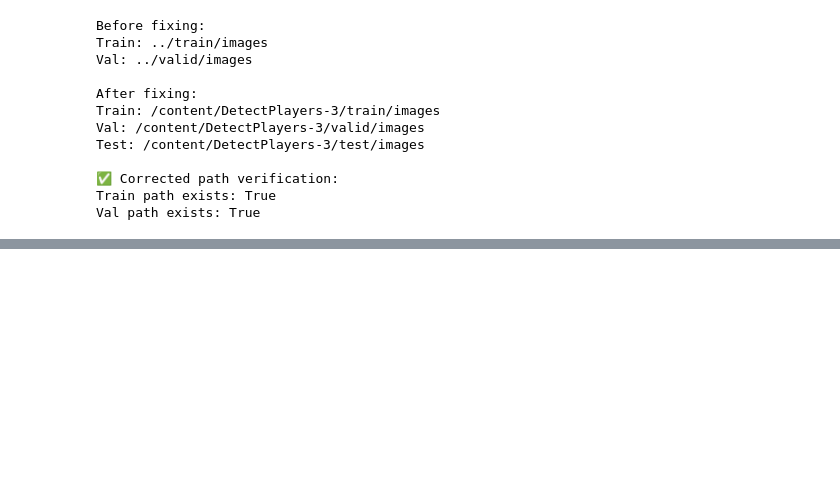
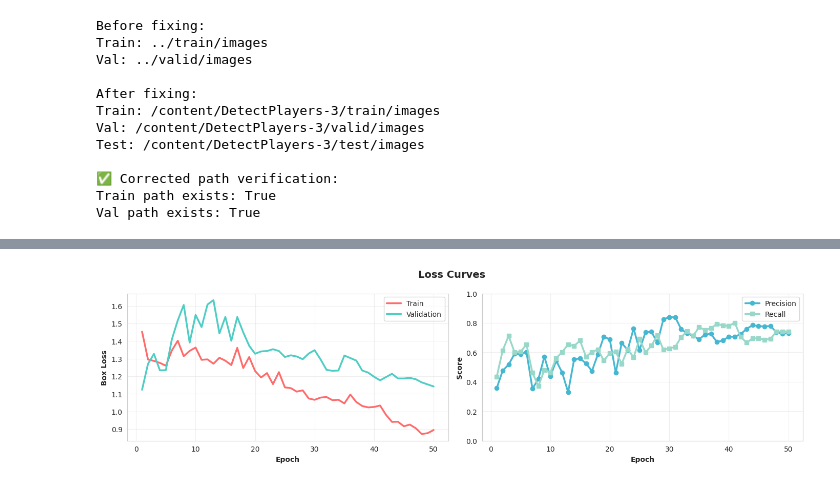
Before and after one commit to Thilan67/PlayerTrackingInSports, a Jupyter notebook: ProgrammingAssignment2_DTS2409.ipynb, the cells around one changed output, grey strips where cells are left out. Saved outputs shown, nothing was run; the diff lists cells and outputs as text; code cells hidden in the pictures; blank space fills up the shorter version.

```diff
--- a/ProgrammingAssignment2_DTS2409.ipynb
+++ b/ProgrammingAssignment2_DTS2409.ipynb
@@ -220,0 +233,12 @@ Results saved to /content/runs/detect/val
+# %%
+# Set visualization style
+sns.set_style("whitegrid")
+plt.rcParams['figure.figsize'] = (15, 10)
+
+# Read the training results
+results_csv = 'runs/detect/train/results.csv'
+results_df = pd.read_csv(results_csv)
+
+print("📊 Training Results Summary:")
+print(results_df[['epoch', 'train/box_loss', 'val/box_loss', 'metrics/precision(B)',
+                   'metrics/recall(B)', 'metrics/mAP50(B)', 'metrics/mAP50-95(B)']].tail(10))
@@ -220,0 +263,76 @@ Results saved to /content/runs/detect/val
+# %%
+import pandas as pd
+import numpy as np
+import matplotlib.pyplot as plt
+import seaborn as sns
+
+sns.set_style("whitegrid")
+plt.rcParams['figure.figsize'] = (15, 10)
+
+results_csv = 'runs/detect/train/results.csv'
+results_df = pd.read_csv(results_csv)
+
+# Helper function - automatically finds correct column names
+def find_column(df, possible_names):
+    """Find which column name exists"""
+    for name in possible_names:
+        if name in df.columns:
+            return name
+    return None
+
+# Map columns
+box_loss_train = find_column(results_df, ['train/box_loss', 'train_loss/box_loss'])
+box_loss_val = find_column(results_df, ['val/box_loss', 'val_loss/box_loss'])
+precision = find_column(results_df, ['metrics/precision(B)', 'precision'])
+recall = find_column(results_df, ['metrics/recall(B)', 'recall'])
+map50 = find_column(results_df, ['metrics/mAP50(B)', 'mAP50'])
+map50_95 = find_column(results_df, ['metrics/mAP50-95(B)', 'mAP50-95'])
+epoch = find_column(results_df, ['epoch', 'Epoch'])
+
+print("Found columns:")
+print(f"  Box Loss: {box_loss_val}")
+print(f"  Precision: {precision}")
+print(f"  mAP50-95: {map50_95}")
+
+# LOSS CURVES
+fig, axes = plt.subplots(1, 2, figsize=(14, 4))
+fig.suptitle('Loss Curves', fontsize=14, fontweight='bold')
+
+if box_loss_train and box_loss_val:
+    axes[0].plot(results_df[epoch], results_df[box_loss_train], label='Train', linewidth=2.5, color='#FF6B6B')
+    axes[0].plot(results_df[epoch], results_df[box_loss_val], label='Validation', linewidth=2.5, color='#4ECDC4')
+    axes[0].set_xlabel('Epoch', fontweight='bold')
+    axes[0].set_ylabel('Box Loss', fontweight='bold')
+    axes[0].legend()
+    axes[0].grid(alpha=0.3)
+
+# METRICS
+if precision and recall:
+    axes[1].plot(results_df[epoch], results_df[precision], label='Precision', linewidth=2.5, color='#45B7D1', marker='o')
+    axes[1].plot(results_df[epoch], results_df[recall], label='Recall', linewidth=2.5, color='#98D8C8', marker='s')
+    axes[1].set_xlabel('Epoch', fontweight='bold')
+    axes[1].set_ylabel('Score', fontweight='bold')
+    axes[1].set_ylim([0, 1])
+    axes[1].legend()
+    axes[1].grid(alpha=0.3)
+
+plt.tight_layout()
+plt.savefig('performance_analysis.png', dpi=300, bbox_inches='tight')
+plt.show()
+
+# SUMMARY
+print("\n" + "="*50)
+print("📊 BEST METRICS:")
+print("="*50)
+if map50_95:
+    best_idx = results_df[map50_95].idxmax()
+    best = results_df.iloc[best_idx]
+    print(f"Epoch: {int(best[epoch])}")
+    if precision:
+        print(f"Precision: {best[precision]:.4f}")
+    if recall:
+        print(f"Recall: {best[recall]:.4f}")
+    if map50_95:
+        print(f"mAP50-95: {best[map50_95]:.4f}")
+print("="*50)
+# %% [output]
@@ -220,0 +343 @@ Results saved to /content/runs/detect/val
+[figure, added]
```
Also changed, not shown: parts of 15 cells of this notebook.
